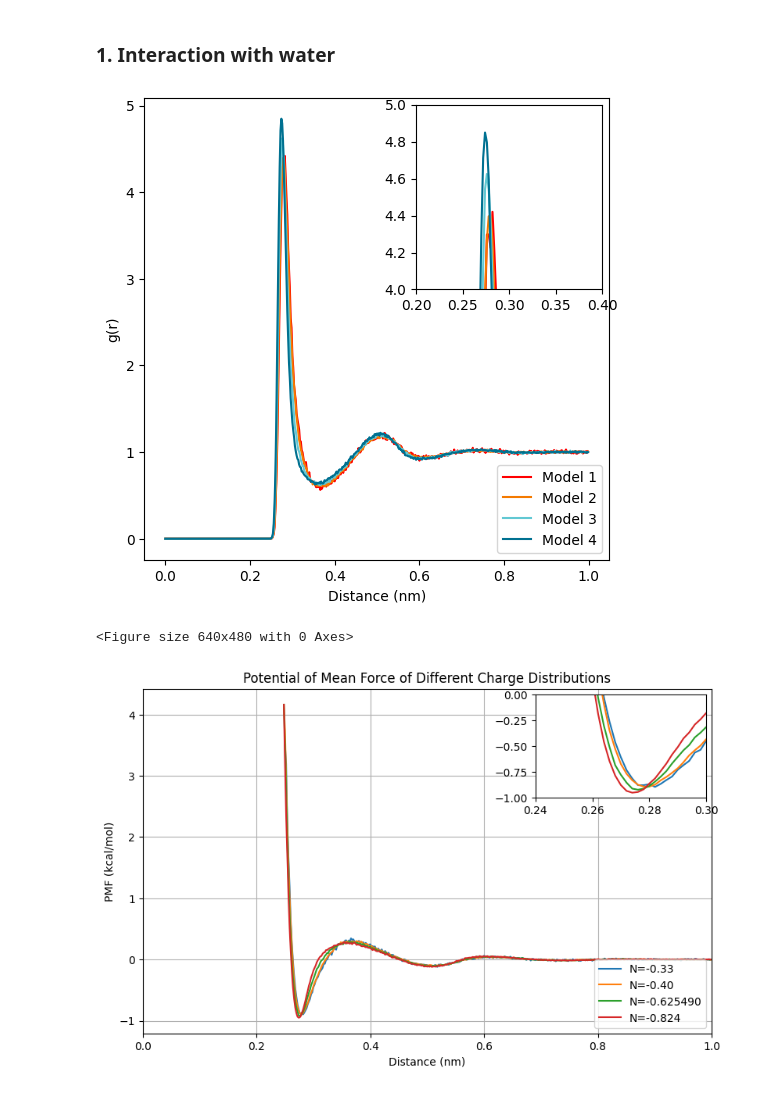
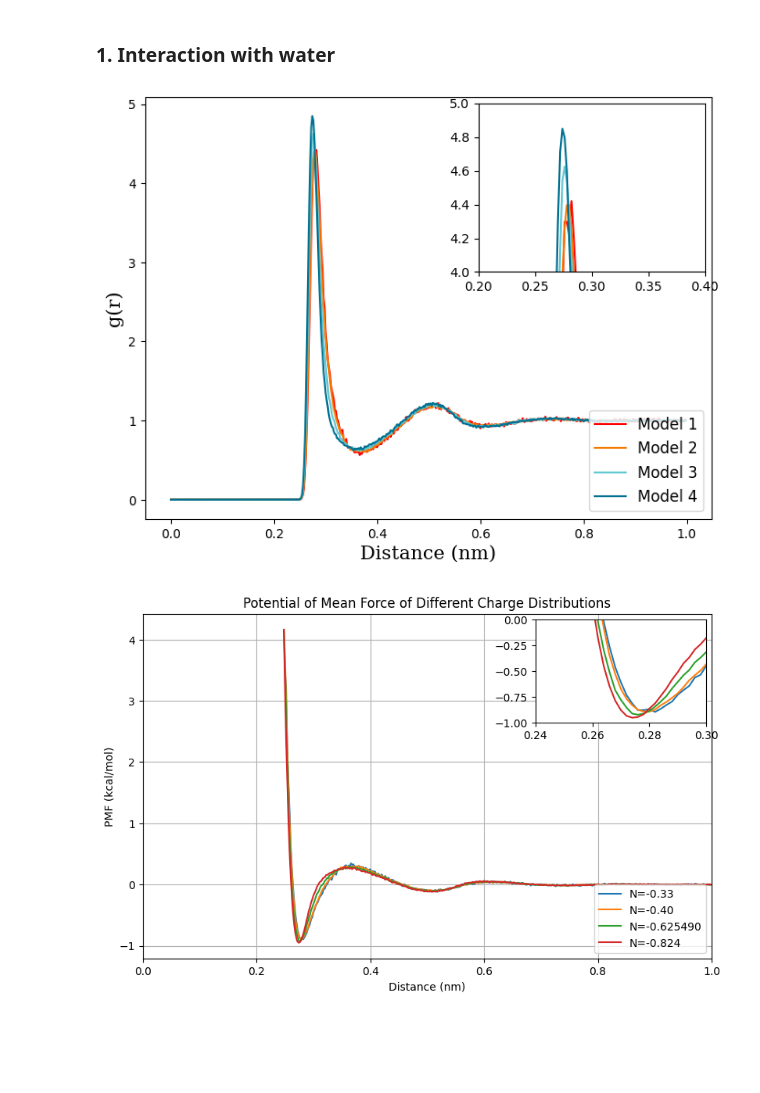
Before and after one commit to Heiley-W/project, a Jupyter notebook: RDF-analysis.ipynb, the cells around one changed output. Cells and saved outputs as stored; diff of their text form; code cells hidden in the pictures; blank space fills up the shorter version.

```diff
--- a/RDF-analysis.ipynb
+++ b/RDF-analysis.ipynb
@@ -9,11 +9,12 @@ from mpl_toolkits.axes_grid1.inset_locator import inset_axes
 np.seterr(divide='ignore');
 k = 1.380649e-23
 T = 303.15
+font2 = {'family':'serif','size':15}
 
 def plot_settings(title):
-    plt.figure(figsize=(6,6))
-    plt.xlabel('Distance (nm)')
-    plt.ylabel('g(r)')
+    plt.figure(figsize=(8,6))
+    plt.xlabel('Distance (nm)',fontdict=font2)
+    plt.ylabel('g(r)',fontdict=font2)
 
 def plt_plot(name, label,col):
     data = np.loadtxt(f"{name}",skiprows=25)
@@ -111,28 +112,28 @@ def occupancy(file,label):
 # %%
 plot_settings("Radial Distribution of Different Charge Distributions (N-O at 0.15M)")
 plt_plot('rdf/nh4cl-rdf/rdf_0.15M-nh4-o.xvg', "Model 1","red")
 plt_plot('rdf/charge1/rdf_n-o.xvg', "Model 2","#f47a00")
 plt_plot('rdf/charge2/rdf_n-o.xvg', "Model 3","#62c8d3")
 plt_plot('rdf/charge3/rdf_n-o.xvg', "Model 4","#007191")
-plt.legend(loc='lower right')
+plt.legend(loc='lower right',prop={'size': 12})
+
 
 axins = inset_axes(plt.gca(), width="40%", height="40%", loc='upper right')
 axins.set_xlim(0.2, 0.4)
 axins.set_ylim(4, 5)
 for name, label,col in [('rdf/nh4cl-rdf/rdf_0.15M-nh4-o.xvg', "Model 1","red"),
                     ('rdf/charge1/rdf_n-o.xvg', "Model 2","#f47a00"),
                     ('rdf/charge2/rdf_n-o.xvg', "Model 3","#62c8d3"),
                     ('rdf/charge3/rdf_n-o.xvg', "Model 4","#007191")]:
     data = np.loadtxt(f"{name}", skiprows=25)
     x = data[:, 0]
     y = data[:, 1]
     axins.plot(x, y,color=f"{col}")
 
+plt.savefig('/Users/heiley/Desktop/SURP/poster/figures/diff-charge-rdf-o.png', dpi=500)
 plt.show()
-plt.savefig('/Users/heiley/Desktop/SURP/poster/figures/diff-charge-rdf.png', dpi=500)
 # %% [output]
-[figure, old version]
+[figure, new version]
-<Figure size 640x480 with 0 Axes>
 # %%
 plot_settings("Potential of Mean Force of Different Charge Distributions")
 plt.ylabel("PMF (kcal/mol)")
```
Also changed, not shown: parts of 1 cell of this notebook.
